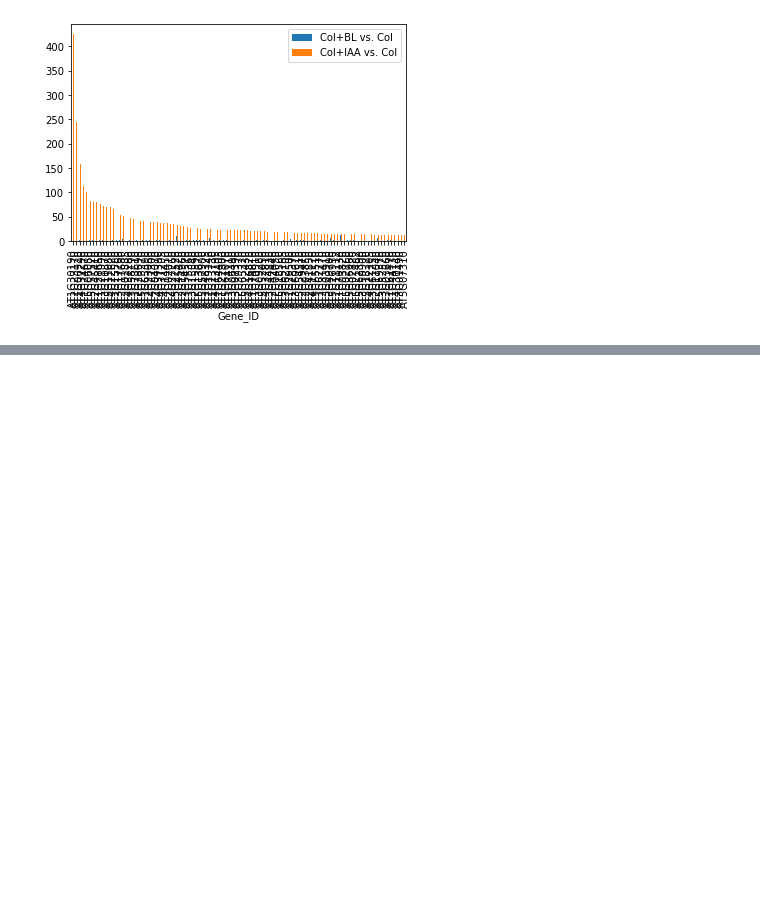
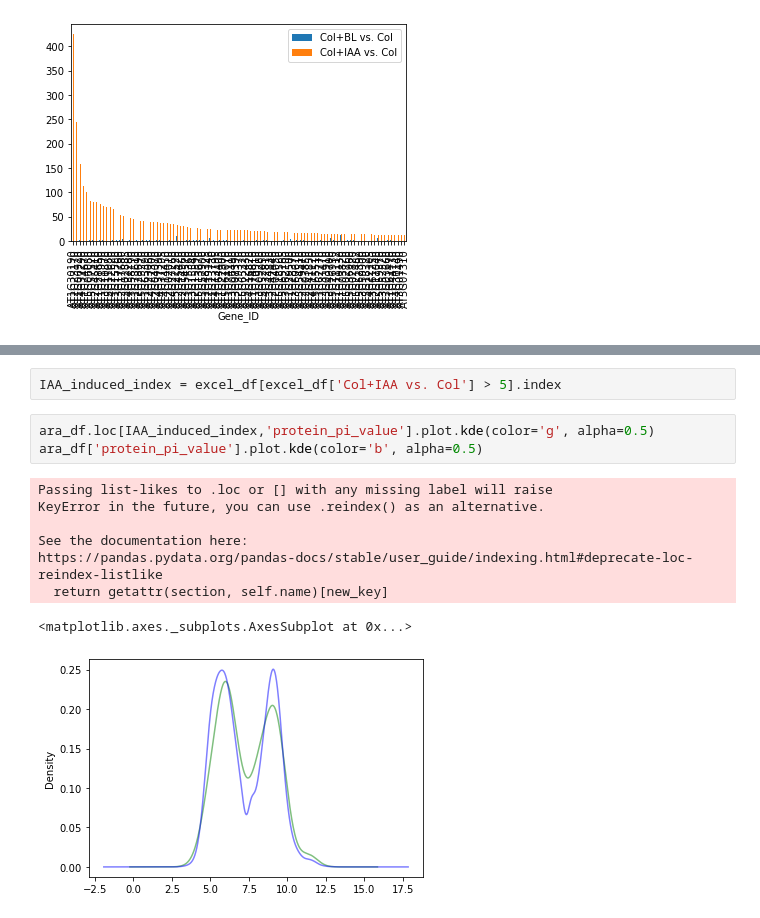
Before and after one commit to JanaSperschneider/Python_Intro_ANU_RSB, a Jupyter notebook: PythonProgramming_Session4.ipynb, the cells around one changed output, grey strips where cells are left out. Drawn from its saved outputs; the diff is of its cells as text; blank space fills up the shorter version.

```diff
--- a/PythonProgramming_Session4.ipynb
+++ b/PythonProgramming_Session4.ipynb
@@ -503,0 +530,14 @@ sub_excel_df.plot.bar()
+# %%
+IAA_induced_index = excel_df[excel_df['Col+IAA vs. Col'] > 5].index
+# %%
+ara_df.loc[IAA_induced_index,'protein_pi_value'].plot.kde(color='g', alpha=0.5)
+ara_df['protein_pi_value'].plot.kde(color='b', alpha=0.5)
+# %% [output]
+Passing list-likes to .loc or [] with any missing label will raise
+KeyError in the future, you can use .reindex() as an alternative.
+
+See the documentation here:
+https://pandas.pydata.org/pandas-docs/stable/user_guide/indexing.html#deprecate-loc-reindex-listlike
+  return getattr(section, self.name)[new_key]
+<matplotlib.axes._subplots.AxesSubplot at 0x...>
+[figure, added]
```
Also changed, not shown: parts of 12 cells of this notebook.
